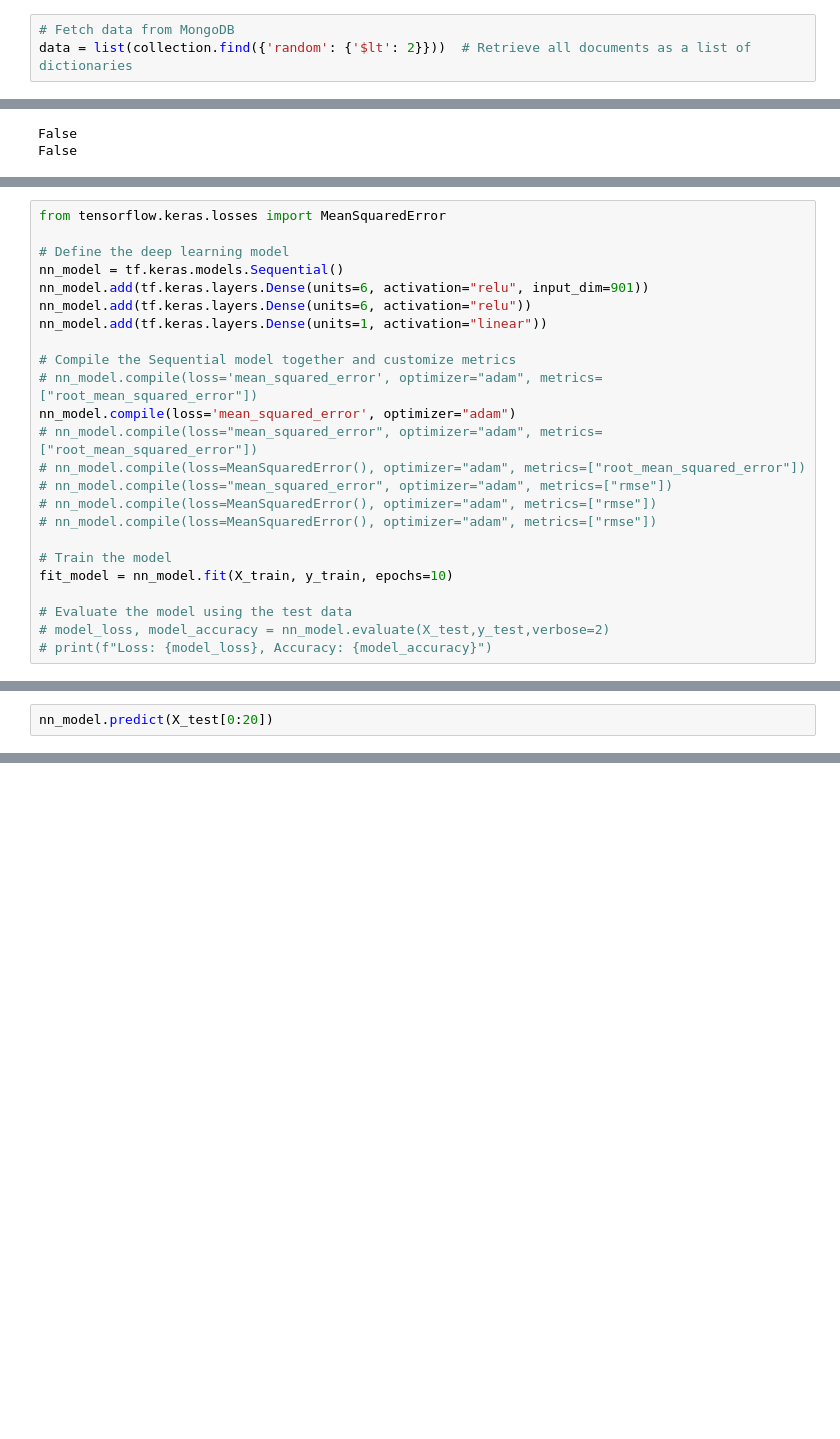
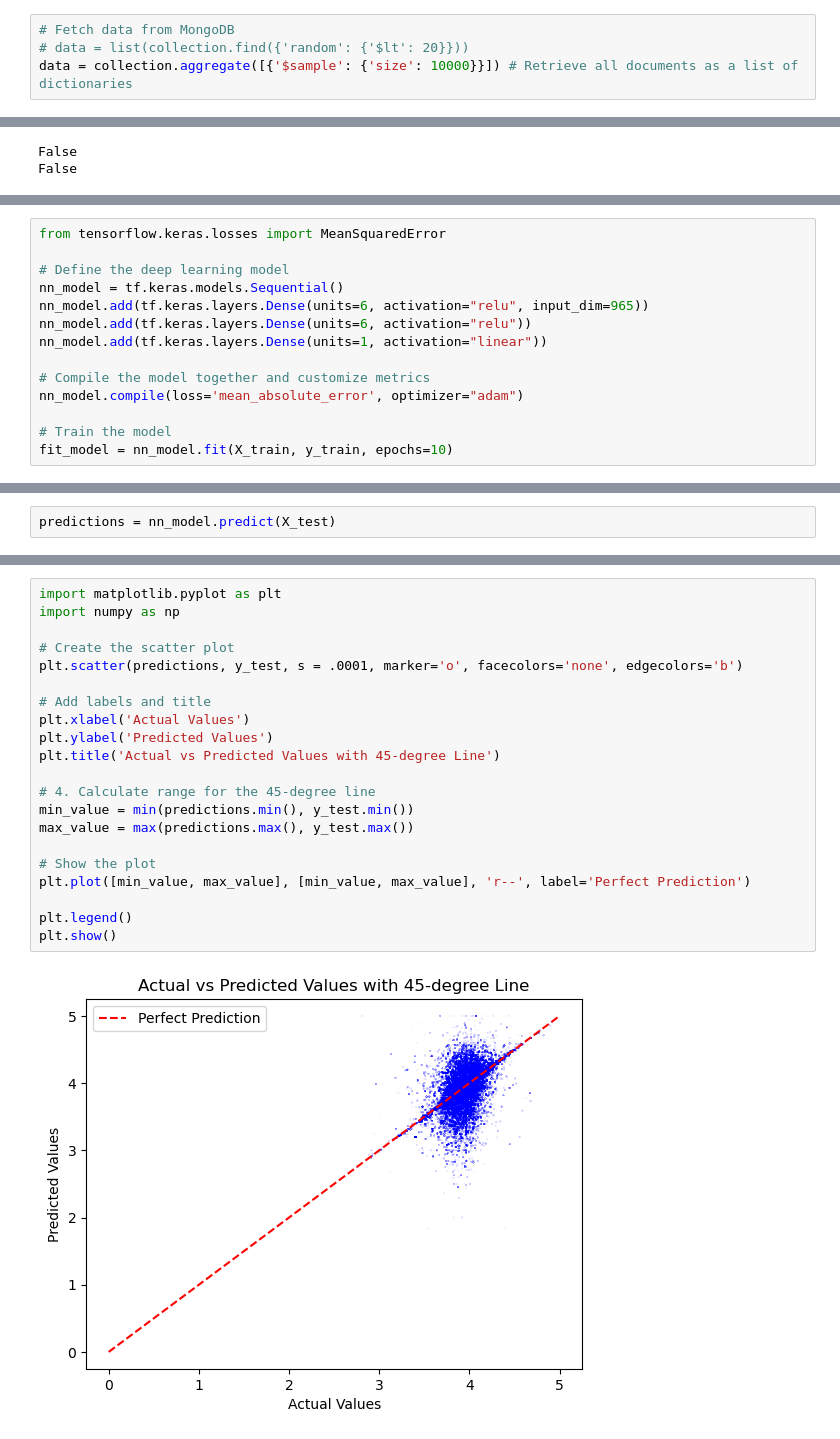
Before and after one commit to MelissaJ4/Project-4, a Jupyter notebook: goodreads_predict_rating.ipynb, the cells around one changed output, grey strips where cells are left out. Cells and saved outputs as stored; diff of their text form; blank space fills up the shorter version.

Commit message:
model sync

```diff
--- a/goodreads_predict_rating.ipynb
+++ b/goodreads_predict_rating.ipynb
@@ -26,7 +34,8 @@ db = client['books']
 collection = db['books']
 # %%
 # Fetch data from MongoDB
-data = list(collection.find({'random': {'$lt': 2}}))  # Retrieve all documents as a list of dictionaries
+# data = list(collection.find({'random': {'$lt': 20}}))
+data = collection.aggregate([{'$sample': {'size': 10000}}]) # Retrieve all documents as a list of dictionaries
 # %%
 # Convert to Pandas DataFrame
 df = pd.DataFrame(data)
@@ -244,24 +228,14 @@ from tensorflow.keras.losses import MeanSquaredError
 
 # Define the deep learning model
 nn_model = tf.keras.models.Sequential()
-nn_model.add(tf.keras.layers.Dense(units=6, activation="relu", input_dim=901))
+nn_model.add(tf.keras.layers.Dense(units=6, activation="relu", input_dim=965))
 nn_model.add(tf.keras.layers.Dense(units=6, activation="relu"))
 nn_model.add(tf.keras.layers.Dense(units=1, activation="linear"))
 
-# Compile the Sequential model together and customize metrics
-# nn_model.compile(loss='mean_squared_error', optimizer="adam", metrics=["root_mean_squared_error"])
-nn_model.compile(loss='mean_squared_error', optimizer="adam")
-# nn_model.compile(loss="mean_squared_error", optimizer="adam", metrics=["root_mean_squared_error"])
-# nn_model.compile(loss=MeanSquaredError(), optimizer="adam", metrics=["root_mean_squared_error"])
-# nn_model.compile(loss="mean_squared_error", optimizer="adam", metrics=["rmse"])
-# nn_model.compile(loss=MeanSquaredError(), optimizer="adam", metrics=["rmse"])
-# nn_model.compile(loss=MeanSquaredError(), optimizer="adam", metrics=["rmse"])
+# Compile the model together and customize metrics
+nn_model.compile(loss='mean_absolute_error', optimizer="adam")
 
 # Train the model
 fit_model = nn_model.fit(X_train, y_train, epochs=10)
-
-# Evaluate the model using the test data
-# model_loss, model_accuracy = nn_model.evaluate(X_test,y_test,verbose=2)
-# print(f"Loss: {model_loss}, Accuracy: {model_accuracy}")
 # %% [output]
 Epoch 1/10
@@ -303,3 +274,3 @@ array([4.12, 3.69, 3.98, 3.5 , 4.08, 4.18, 3.62, 4.11, 3.91, 3.48, 3.78,
 # %%
-nn_model.predict(X_test[0:20])
+predictions = nn_model.predict(X_test)
 # %% [output]
@@ -382,0 +286,23 @@ plt.show()
+# %%
+import matplotlib.pyplot as plt
+import numpy as np
+
+# Create the scatter plot
+plt.scatter(predictions, y_test, s = .0001, marker='o', facecolors='none', edgecolors='b')
+
+# Add labels and title
+plt.xlabel('Actual Values')
+plt.ylabel('Predicted Values')
+plt.title('Actual vs Predicted Values with 45-degree Line')
+
+# 4. Calculate range for the 45-degree line
+min_value = min(predictions.min(), y_test.min())
+max_value = max(predictions.max(), y_test.max())
+
+# Show the plot
+plt.plot([min_value, max_value], [min_value, max_value], 'r--', label='Perfect Prediction')
+
+plt.legend()
+plt.show()
+# %% [output]
+[figure, added]
```
Also changed, not shown: parts of 33 cells of this notebook, 1 other file.
